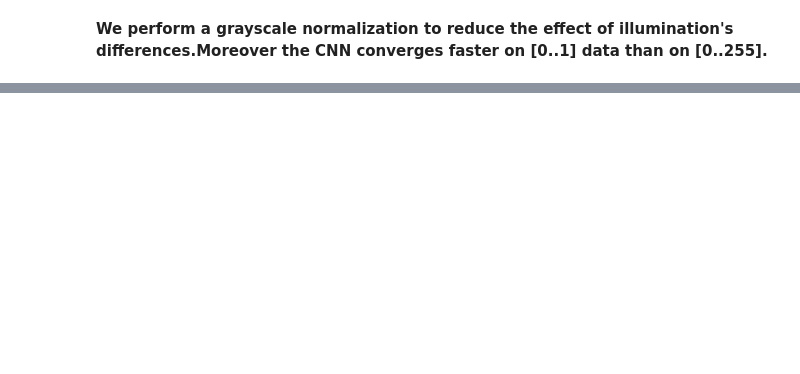
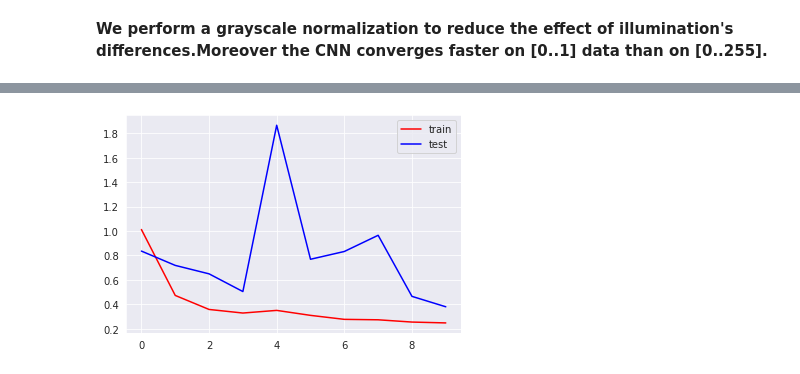
Before and after one commit to codersouro28/Pneumonia-Classification, a Jupyter notebook: Pneumonia-Detection-VGG16.ipynb, the cells around one changed output, grey strips where cells are left out. Drawn from its saved outputs; the diff is of its cells as text; code cells hidden in the pictures; blank space fills up the shorter version.

```diff
--- a/Pneumonia-Detection-VGG16.ipynb
+++ b/Pneumonia-Detection-VGG16.ipynb
@@ -572,0 +677,34 @@ array([[761,  19],
+# %%
+from keras.applications import DenseNet121
+
+conv_base = DenseNet121(
+    weights='imagenet',
+    include_top=False,
+    input_shape=(224, 224, 3)
+)
+conv_base.trainable = True
+
+model = Sequential([
+    conv_base,
+    Flatten(),
+    Dense(128, activation='relu'),
+    Dropout(0.5),
+    Dense(32, activation='relu'),
+    Dropout(0.5),
+    Dense(1, activation='sigmoid')
+])
+
+model.compile(
+    loss='binary_crossentropy',
+    optimizer=optimizers.Adam(learning_rate=0.001),
+    metrics=['accuracy']
+)
+
+reduce_lr = ReduceLROnPlateau(monitor='accuracy', factor=0.1, patience=1, min_lr=0.00001, verbose=1)
+
+history = model.fit(
+    image_train, label_train,
+    batch_size=32, epochs=10, verbose=2,
+    callbacks=[reduce_lr],
+    validation_data=(image_val, label_val)
+)
@@ -572,0 +737,9 @@ array([[761,  19],
+# %%
+import matplotlib.pyplot as plt
+
+plt.plot(history.history['loss'],color='red',label='train')
+plt.plot(history.history['val_loss'],color='blue',label='test')
+plt.legend()
+plt.show()
+# %% [output]
+[figure, added]
```
Also changed, not shown: parts of 55 cells of this notebook.
